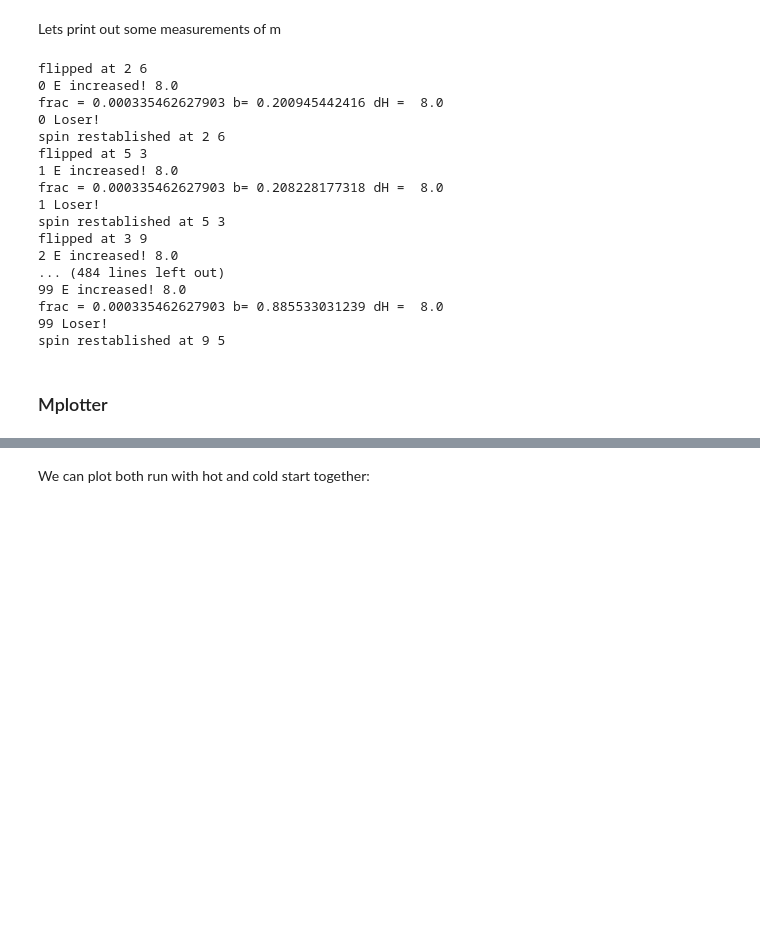
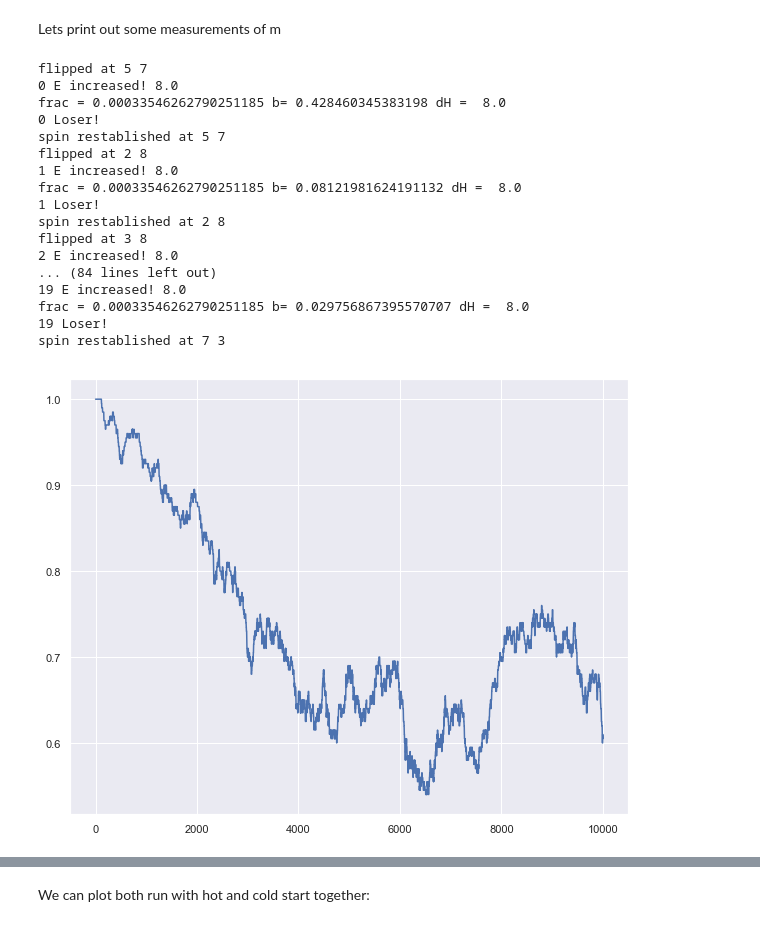
Before and after one commit to cphysics/docs, a Jupyter notebook: docs/Montecarlo/IzingModel/Izing2D.ipynb, the cells around one changed output, grey strips where cells are left out. Drawn from its saved outputs; the diff is of its cells as text; code cells hidden in the pictures; blank space fills up the shorter version.

```diff
--- a/docs/Montecarlo/IzingModel/Izing2D.ipynb
+++ b/docs/Montecarlo/IzingModel/Izing2D.ipynb
@@ -184,38 +180,38 @@ def Thermalization(U,T,nrun,printkey) :
 # %% [markdown]
 Lets print out some measurements of m
 # %%
-nrun = 100
+nrun = 20
 T = 1.0
 L = 10
 U = cold_start(L)
 M,U = Thermalization(U,T,nrun, 1)
 # %% [output]
-flipped at 2 6
+flipped at 5 7
 0 E increased! 8.0
-frac = 0.000335462627903 b= 0.200945442416 dH =  8.0
+frac = 0.00033546262790251185 b= 0.428460345383198 dH =  8.0
 0 Loser!
-spin restablished at 2 6
-flipped at 5 3
+spin restablished at 5 7
+flipped at 2 8
 1 E increased! 8.0
-frac = 0.000335462627903 b= 0.208228177318 dH =  8.0
+frac = 0.00033546262790251185 b= 0.08121981624191132 dH =  8.0
 1 Loser!
-spin restablished at 5 3
-flipped at 3 9
+spin restablished at 2 8
+flipped at 3 8
 2 E increased! 8.0
-... (484 lines left out)
-99 E increased! 8.0
-frac = 0.000335462627903 b= 0.885533031239 dH =  8.0
-99 Loser!
-spin restablished at 9 5
+... (84 lines left out)
+19 E increased! 8.0
+frac = 0.00033546262790251185 b= 0.029756867395570707 dH =  8.0
+19 Loser!
+spin restablished at 7 3
-# %% [markdown]
-### Mplotter
 # %%
-def thrmal_plotter(M,nrun) :
-        X = np.arange(0,len(M),1)
-        plt.figure(1)
-        plt.grid()
-        plt.plot(X,M,"-")
-        plt.axis([0,nrun,-1.2,1.2])
-        plt.show()
-
-        return
+L = 20
+nrun = 10000
+T = 2.4
+U = cold_start(L)
+M,U = Thermalization(U,T,nrun, 0)
+X = np.arange(0,len(M),1)
+plt.figure(figsize = [10,8])
+plt.plot(X,M,"-")
+plt.show()
+# %% [output]
+[figure, added]
```
Also changed, not shown: parts of 17 cells of this notebook.
